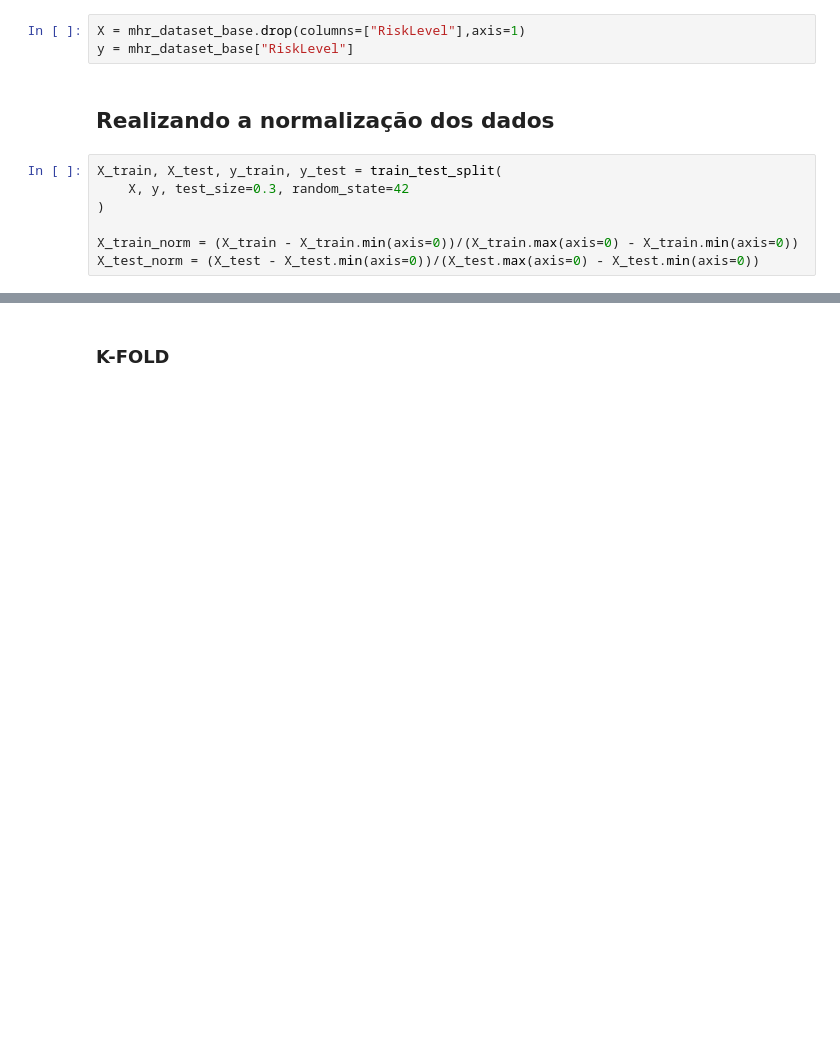
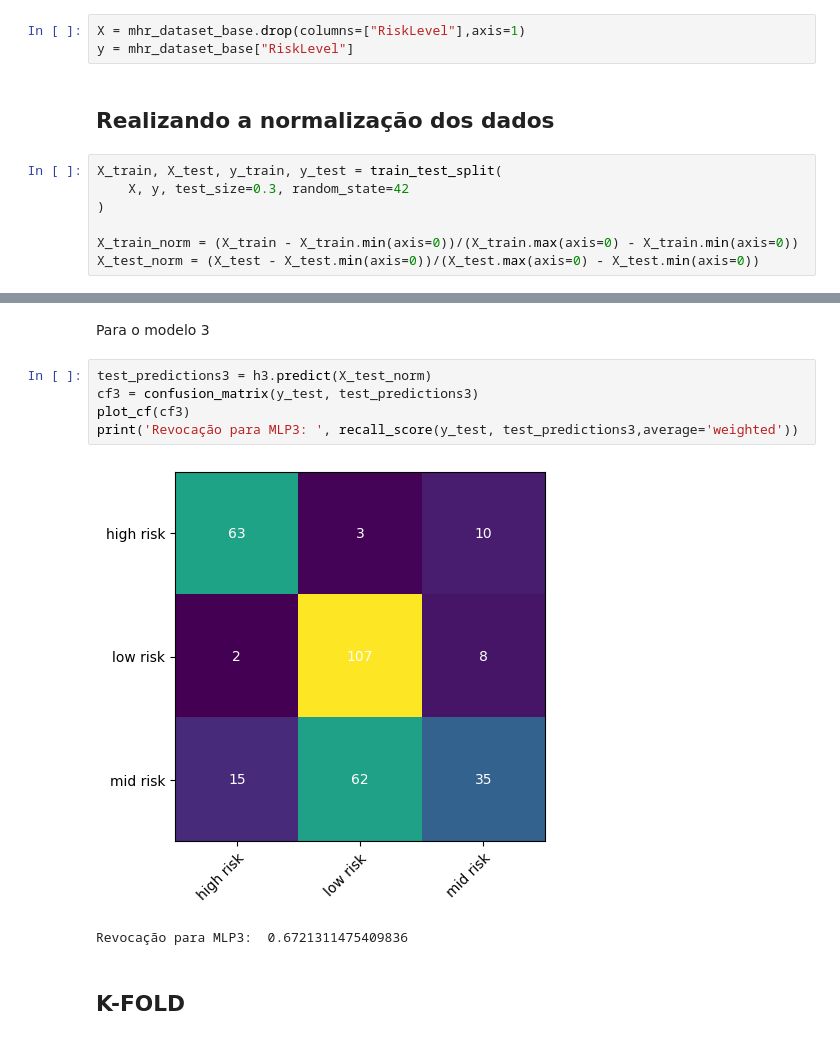
Before and after one commit to jo-alves01/rna-aa3, a Jupyter notebook: rna_mhr.ipynb, the cells around one changed output, grey strips where cells are left out. Drawn from its saved outputs; the diff is of its cells as text; blank space fills up the shorter version.

```diff
--- a/rna_mhr.ipynb
+++ b/rna_mhr.ipynb
@@ -347,3 +409,13 @@ Revocação para MLP3:  0.6524590163934426
+# %% [markdown]
+Para o modelo 3
+# %%
+test_predictions3 = h3.predict(X_test_norm)
+cf3 = confusion_matrix(y_test, test_predictions3)
+plot_cf(cf3)
+print('Revocação para MLP3: ', recall_score(y_test, test_predictions3,average='weighted'))
+# %% [output]
+[figure, added]
+Revocação para MLP3:  0.6721311475409836
 # %% [markdown]
-### K-FOLD
+## K-FOLD
 # %%
```
Also changed, not shown: parts of 16 cells of this notebook.
